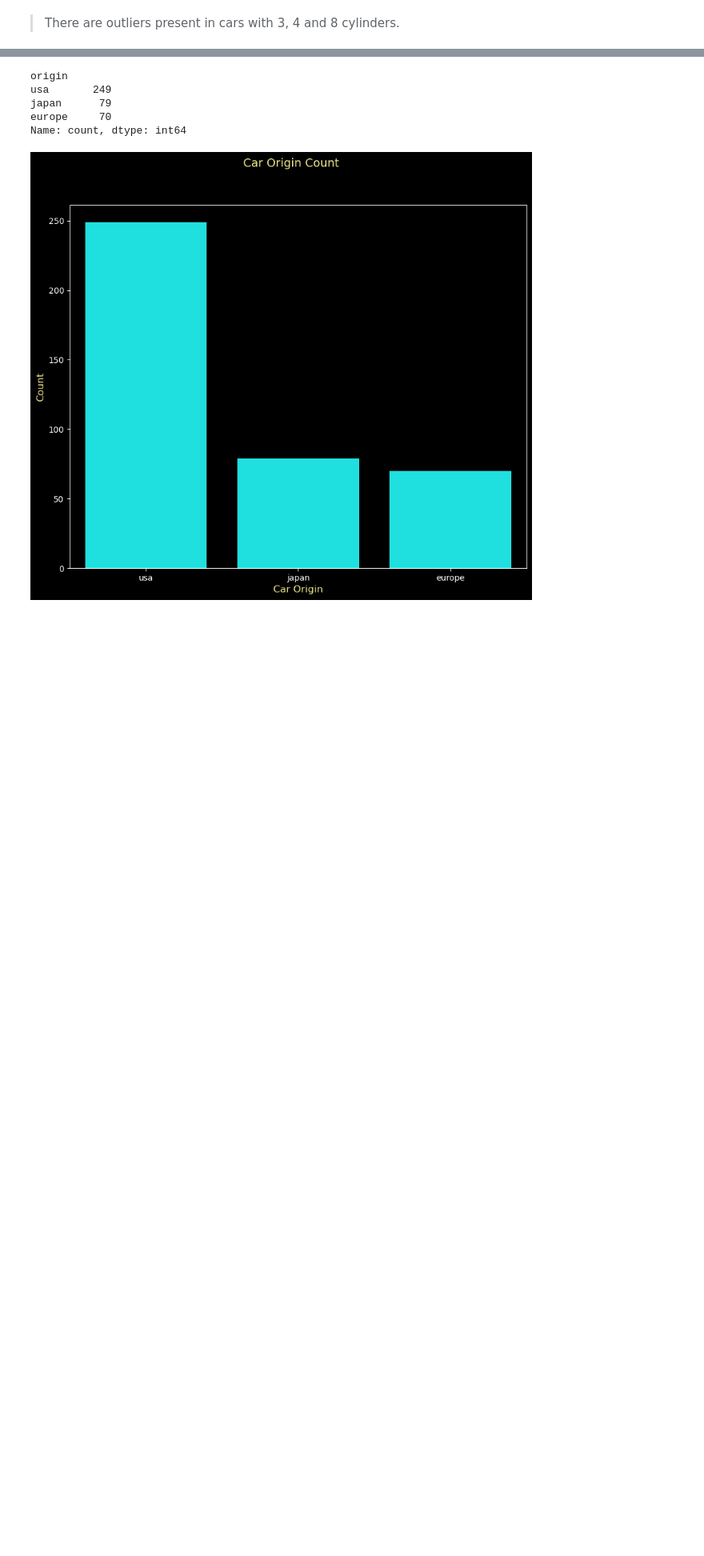
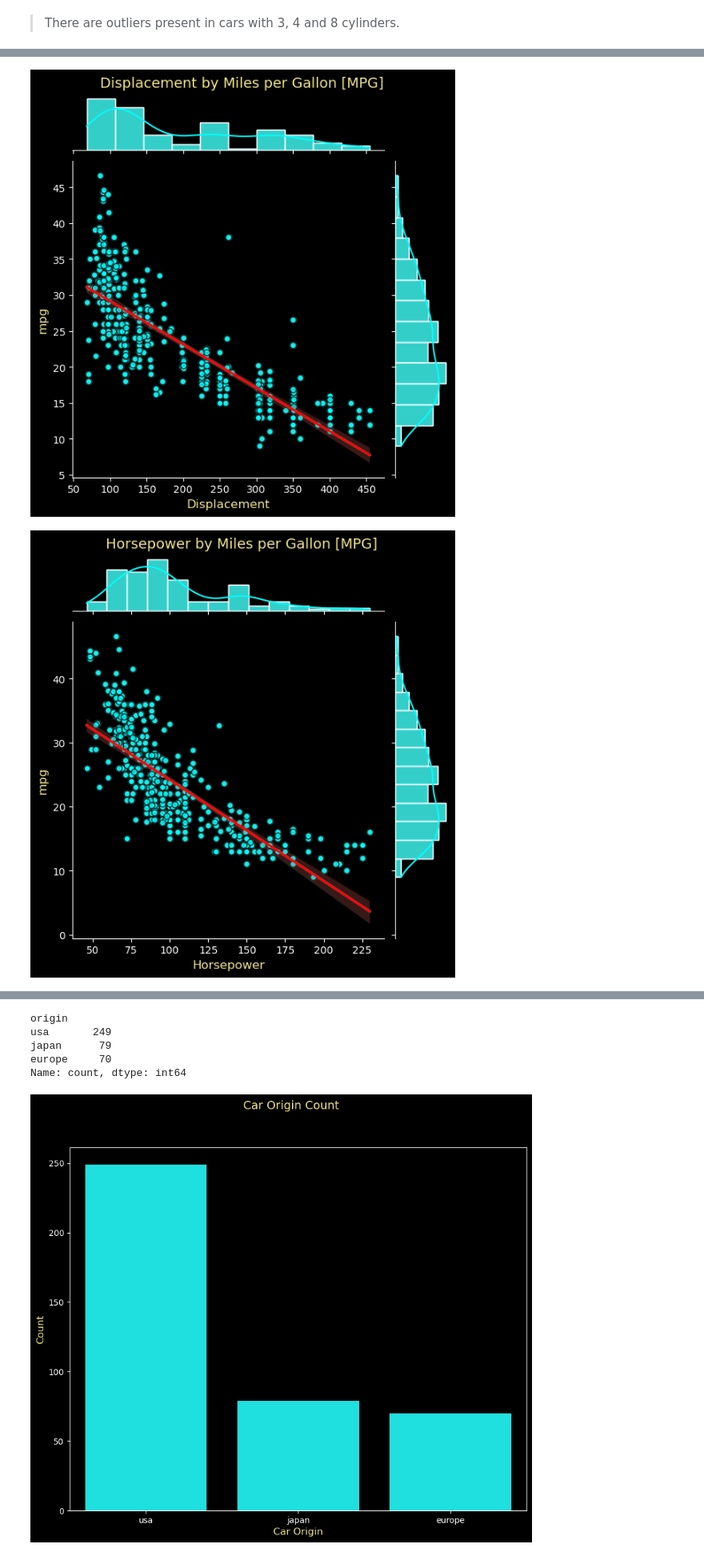
Before and after one commit to frantzalexander/Auto_MPG, a Jupyter notebook: Analysis.ipynb, the cells around one changed output, grey strips where cells are left out. Shown at 80% size. Drawn from its saved outputs; the diff is of its cells as text; code cells hidden in the pictures; blank space fills up the shorter version.

```diff
--- a/Analysis.ipynb
+++ b/Analysis.ipynb
@@ -178,5 +180,5 @@ Name: count, dtype: int64
 # %%
-for var in df.drop(["name", "model_year", "origin"], axis = 1).columns:
+for var in df.drop(["name", "origin", "model_year", "cylinders"], axis = 1).columns:
 
     f, (ax_box, ax_hist) = plt.subplots(
         2,
@@ -209,6 +211,7 @@ for var in df.drop(["name", "model_year", "origin"], axis = 1).columns:
         edgecolor = "black",
         ax = ax_hist
     )
+
     box_plot.set(xlabel = "")
 
     histogram.figure.suptitle(
@@ -307,0 +339,34 @@ boxplot.figure.suptitle("Cylinders by Miles per Gallon (MPG)", fontsize = 16, co
+# %%
+for var in df.drop(["name","origin","model_year", "mpg", "cylinders"], axis = 1).columns:
+    g = scatter = sns.JointGrid(
+        data = df,
+        x = var,
+        y = "mpg"
+    )
+    g = g.plot(sns.regplot, sns.histplot)
+    g.plot_marginals(sns.histplot, color = "aqua", kde = True)
+
+    sns.regplot(
+        data = df,
+        x = var,
+        y = "mpg",
+        ax = g.ax_joint,
+        scatter_kws={"color": "aqua", "edgecolor": "black"},
+        line_kws = {"color": "red"}
+    )
+    g.set_axis_labels(
+        f"{var.capitalize()}",
+        "mpg",
+        color = "khaki",
+        fontsize = 12
+    )
+
+    g.figure.suptitle(
+        f"{var.capitalize()} by Miles per Gallon [MPG]",
+        y = 1.02,
+        fontsize = 14,
+        color = "khaki"
+    )
+# %% [output]
+[figure, added]
+[figure, added]
```
Also changed, not shown: parts of 79 cells of this notebook.
